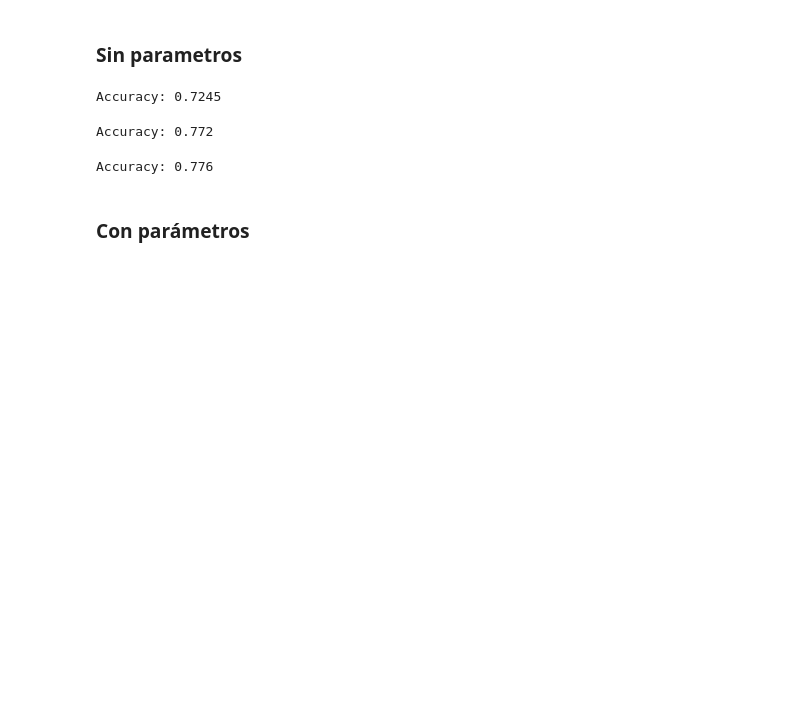
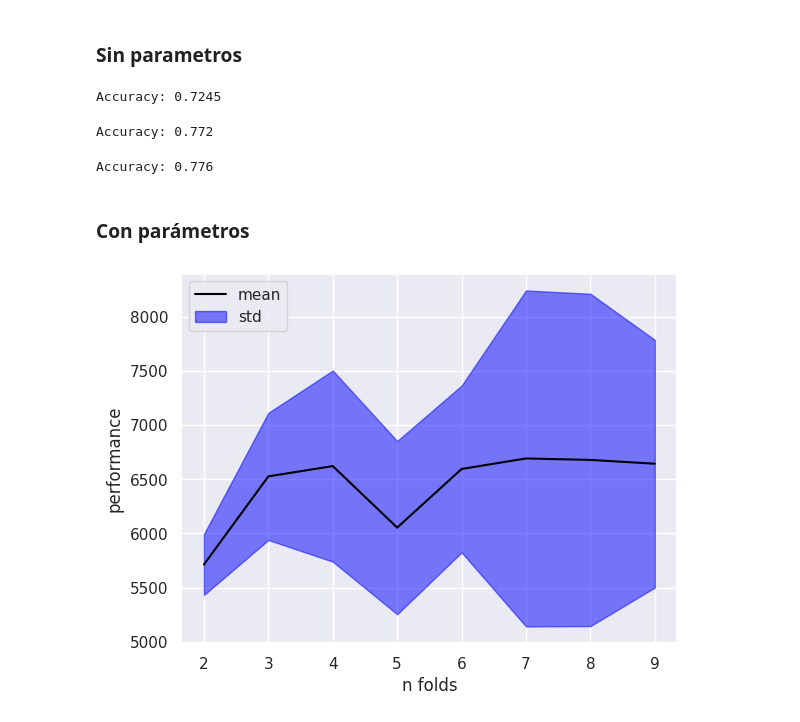
Before and after one commit to Dyaruro1/AI-Proyect-PlacementPrediction, a Jupyter notebook: Dataset_Proyecto.ipynb, the cells around one changed output. Drawn from its saved outputs; the diff is of its cells as text; code cells hidden in the pictures; blank space fills up the shorter version.

```diff
--- a/Dataset_Proyecto.ipynb
+++ b/Dataset_Proyecto.ipynb
@@ -441,3 +441,29 @@ print("Accuracy:", accuracy)
 Accuracy: 0.776
 # %% [markdown]
 ### Con parámetros
+# %%
+#@title **code** learning curve
+def show_curve(est):
+    means, stds = [], []
+    nfolds_range = range(2,10)
+    for nfolds in nfolds_range:
+        #print (nfolds,)
+        s = cross_val_score(est, X, y, cv=KFold(nfolds, shuffle=True), scoring=make_scorer(mean_squared_error))
+        means.append(np.mean(s))
+        stds.append(np.std(s))
+
+    means = np.r_[means]
+    stds  = np.r_[stds]
+
+    plt.plot(nfolds_range, means, label="mean", color="black")
+    plt.fill_between(nfolds_range, means-stds, means+stds, color="blue", alpha=.5, label="std")
+    plt.xlabel("n folds")
+    plt.ylabel("performance")
+    plt.legend()
+# %%
+#@title **code** using DTR
+
+from sklearn.model_selection import cross_val_score
+show_curve(DecisionTreeRegressor())
+# %% [output]
+[figure, added]
```
Also changed, not shown: parts of 2 cells of this notebook.
